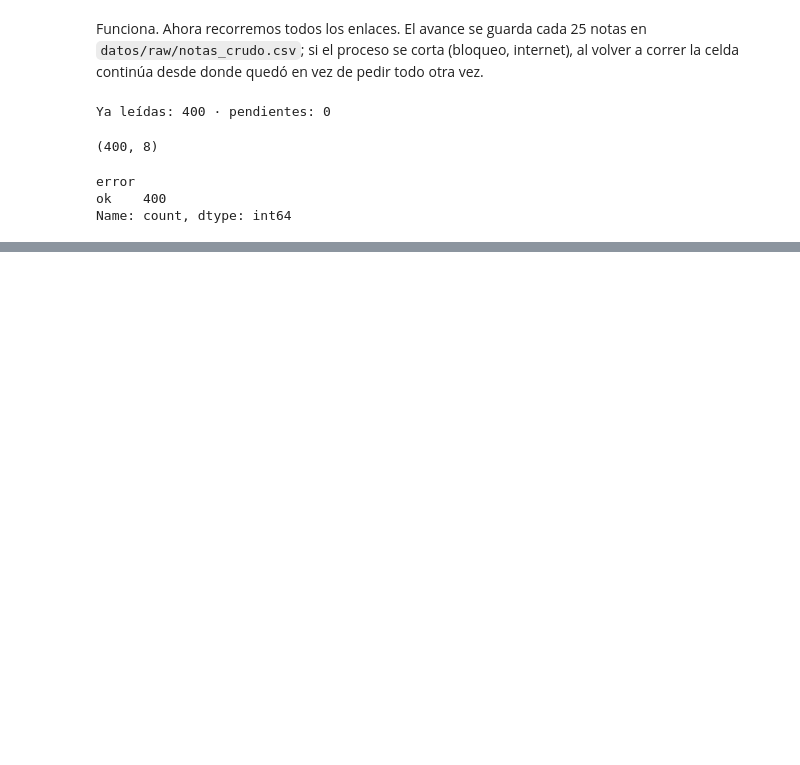
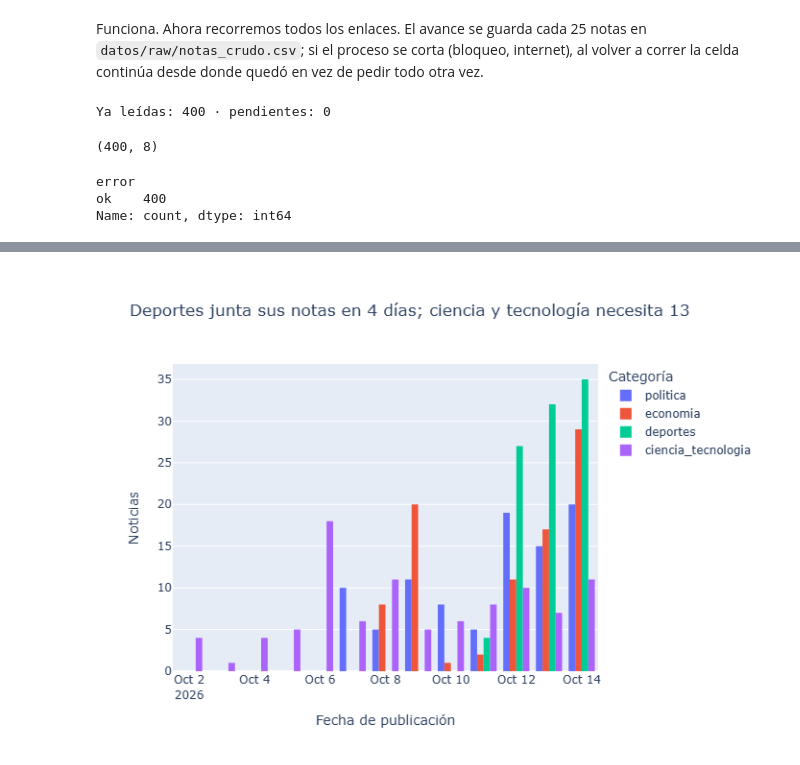
Before and after one commit to nicosil02/Python-Intermedio, a Jupyter notebook: tarea_1/01_recoleccion.ipynb, the cells around one changed output, grey strips where cells are left out. Drawn from its saved outputs; the diff is of its cells as text; code cells hidden in the pictures; blank space fills up the shorter version.

```diff
--- a/tarea_1/01_recoleccion.ipynb
+++ b/tarea_1/01_recoleccion.ipynb
@@ -169,0 +320,12 @@ crudo.head()
+# %%
+dias = df.groupby("etiqueta")["fecha"].nunique()
+fig = px.histogram(
+    df, x="fecha", color="etiqueta", barmode="group",
+    labels={"fecha": "Fecha de publicación", "etiqueta": "Categoría", "count": "Noticias"},
+    title=(f"Deportes junta sus notas en {dias['deportes']} días; "
+           f"ciencia y tecnología necesita {dias['ciencia_tecnologia']}"),
+)
+fig.update_layout(yaxis_title="Noticias")
+fig.show()
+# %% [output]
+[figure, added]
```
Also changed, not shown: parts of 19 cells of this notebook, 1 other file.
